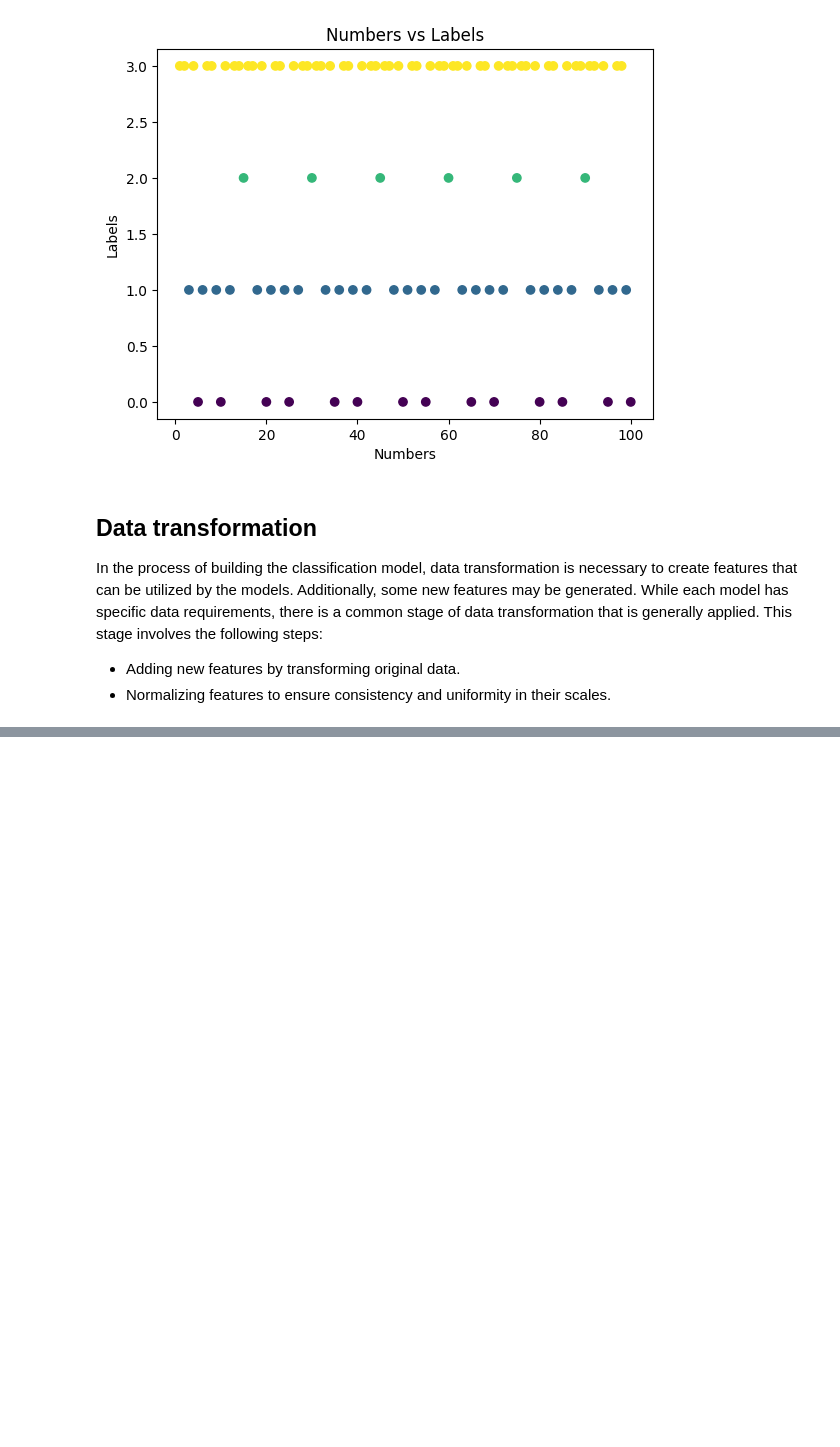
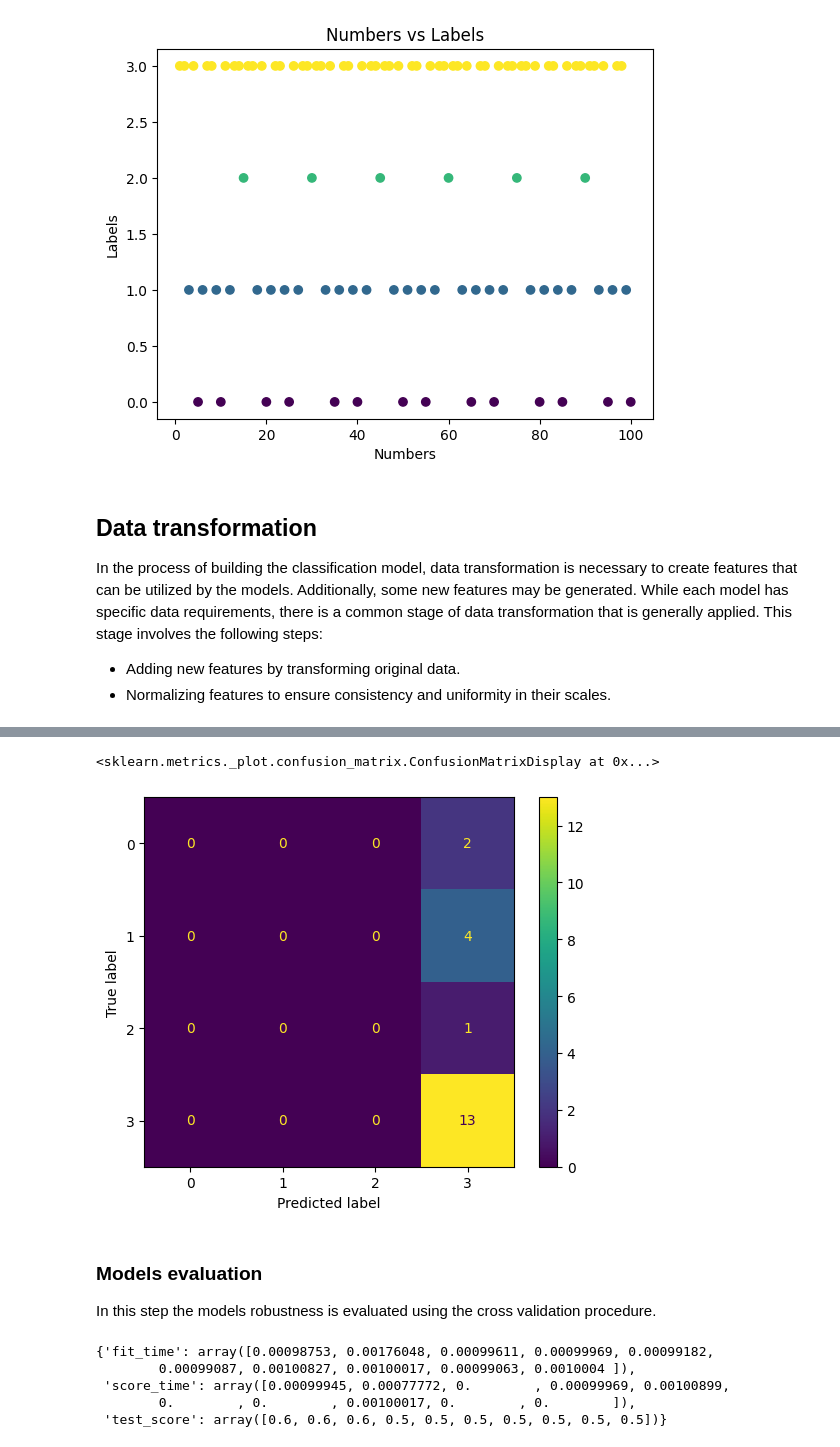
Before and after one commit to avillalon-dev/DataScienceChallenge, a Jupyter notebook: ML Classification/fizzbuzz_notebook.ipynb, the cells around one changed output, grey strips where cells are left out. Drawn from its saved outputs; the diff is of its cells as text; code cells hidden in the pictures; blank space fills up the shorter version.

Commit message:
Add model creation and evaluation
Add svm model.

```diff
--- a/ML Classification/fizzbuzz_notebook.ipynb
+++ b/ML Classification/fizzbuzz_notebook.ipynb
@@ -79,0 +106,8 @@ In the process of building the classification model, data transformation is nece
+# %%
+# Split the dataset into training and testing sets
+X_train, X_test, y_train, y_test = train_test_split(features, labels, test_size=0.2, random_state=42)
+# %%
+# Set saving directory for models
+model_save_dir = os.path.join(os.getcwd(), 'fizzbuzz_classification/models/')
+if not os.path.exists(model_save_dir):
+    os.mkdir(model_save_dir)
@@ -79,0 +116,14 @@ In the process of building the classification model, data transformation is nece
+# %%
+model_name = 'svc'
+model_file = model_save_dir + 'model_' + model_name + '.pkl'
+if not os.path.exists(model_file):
+    print('Training model')
+    svm_classifier.fit(X_train, y_train)
+    print('Saving model')
+    svm_classifier
+    with open(model_file, 'wb') as fout:
+        pickle.dump(svm_classifier, fout)  # Save model
+else:
+    print('Loading model')
+    with open(model_file, 'rb') as fin:
+        svm_classifier = pickle.load(fin)  # Load model
@@ -79,0 +132,4 @@ In the process of building the classification model, data transformation is nece
+# %%
+# Predict labels on the test set
+print('Testing model')
+y_pred = svm_classifier.predict(X_test)
@@ -79,0 +159,23 @@ In the process of building the classification model, data transformation is nece
+# %%
+conf_mat = confusion_matrix(y_test, y_pred)
+cmD = ConfusionMatrixDisplay(conf_mat)
+cmD.plot()
+# %% [output]
+<sklearn.metrics._plot.confusion_matrix.ConfusionMatrixDisplay at 0x...>
+[figure, added]
+# %% [markdown]
+
+### Models evaluation
+
+In this step the models robustness is evaluated using the cross validation procedure.
+# %%
+from sklearn.model_selection import cross_validate
+
+k = 10
+cross_validate(svm_classifier, features, labels, cv=k)
+# %% [output]
+{'fit_time': array([0.00098753, 0.00176048, 0.00099611, 0.00099969, 0.00099182,
+        0.00099087, 0.00100827, 0.00100017, 0.00099063, 0.0010004 ]),
+ 'score_time': array([0.00099945, 0.00077772, 0.        , 0.00099969, 0.00100899,
+        0.        , 0.        , 0.00100017, 0.        , 0.        ]),
+ 'test_score': array([0.6, 0.6, 0.6, 0.5, 0.5, 0.5, 0.5, 0.5, 0.5, 0.5])}
```
Also changed, not shown: parts of 12 cells of this notebook, 1 other file.
